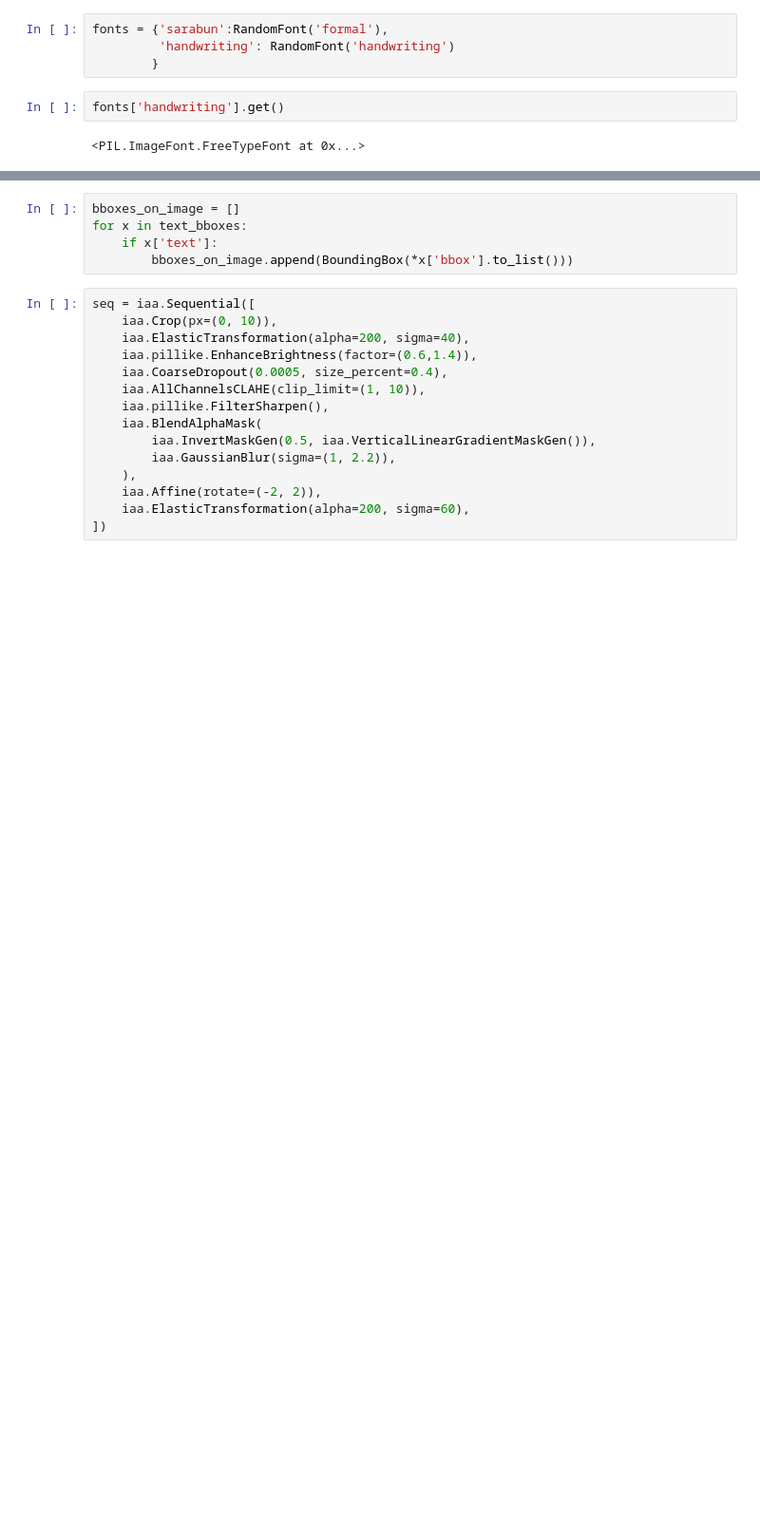
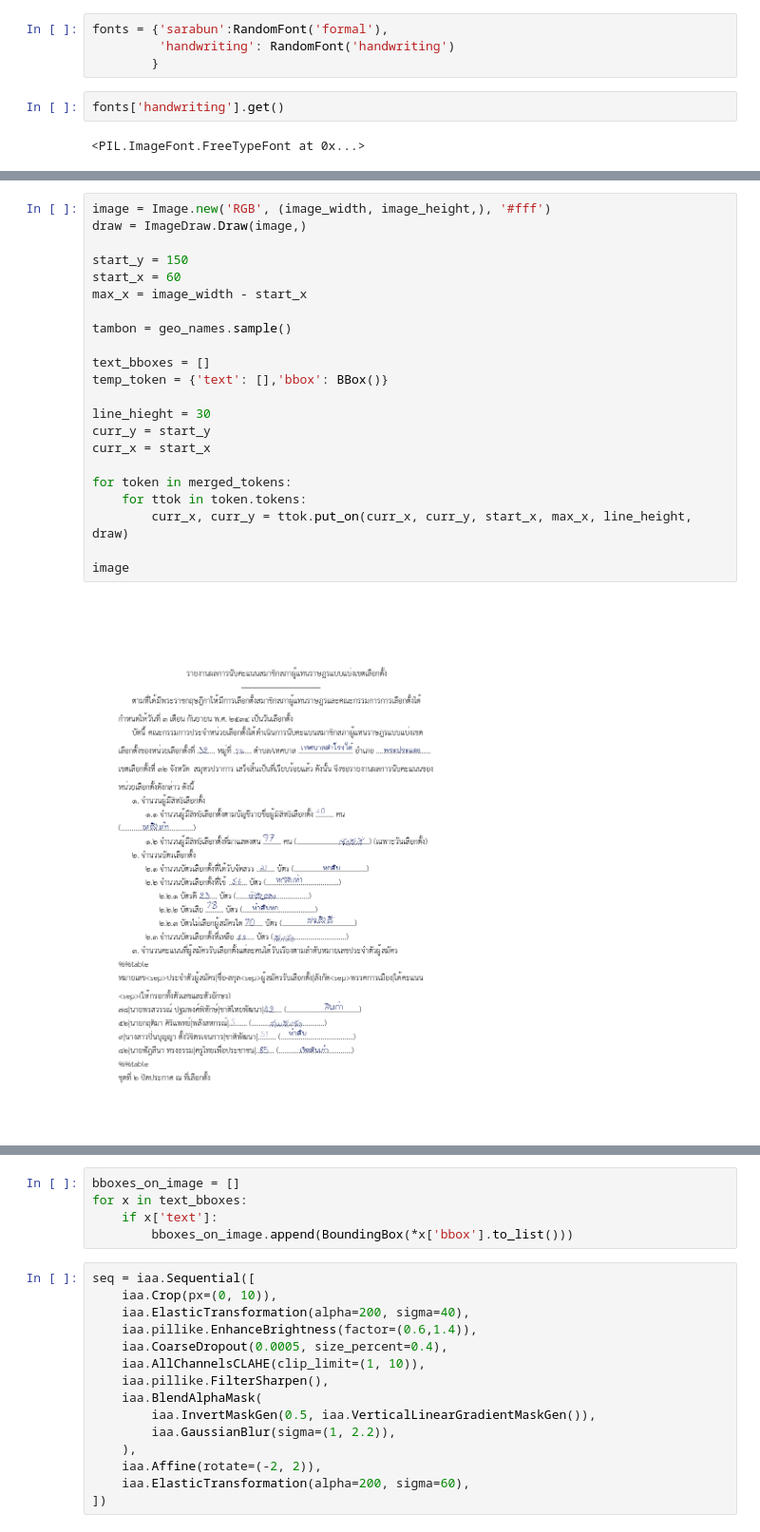
Before and after one commit to napatswift/vote-count, a Jupyter notebook: playground.ipynb, the cells around one changed output, grey strips where cells are left out. Shown at 95% size. Drawn from its saved outputs; the diff is of its cells as text; blank space fills up the shorter version.

```diff
--- a/playground.ipynb
+++ b/playground.ipynb
@@ -436,3 +533,27 @@ class TextToken:
+# %%
+image = Image.new('RGB', (image_width, image_height,), '#fff')
+draw = ImageDraw.Draw(image,)
+
+start_y = 150
+start_x = 60
+max_x = image_width - start_x
+
+tambon = geo_names.sample()
+
+text_bboxes = []
+temp_token = {'text': [],'bbox': BBox()}
+
+line_hieght = 30
+curr_y = start_y
+curr_x = start_x
+
+for token in merged_tokens:
+    for ttok in token.tokens:
+        curr_x, curr_y = ttok.put_on(curr_x, curr_y, start_x, max_x, line_height, draw)
+
+image
+# %% [output]
+[figure, added]
 # %%
 image = Image.new('RGB', (image_width, image_height,), '#fff')
 draw = ImageDraw.Draw(image,)
```
Also changed, not shown: parts of 8 cells of this notebook.
